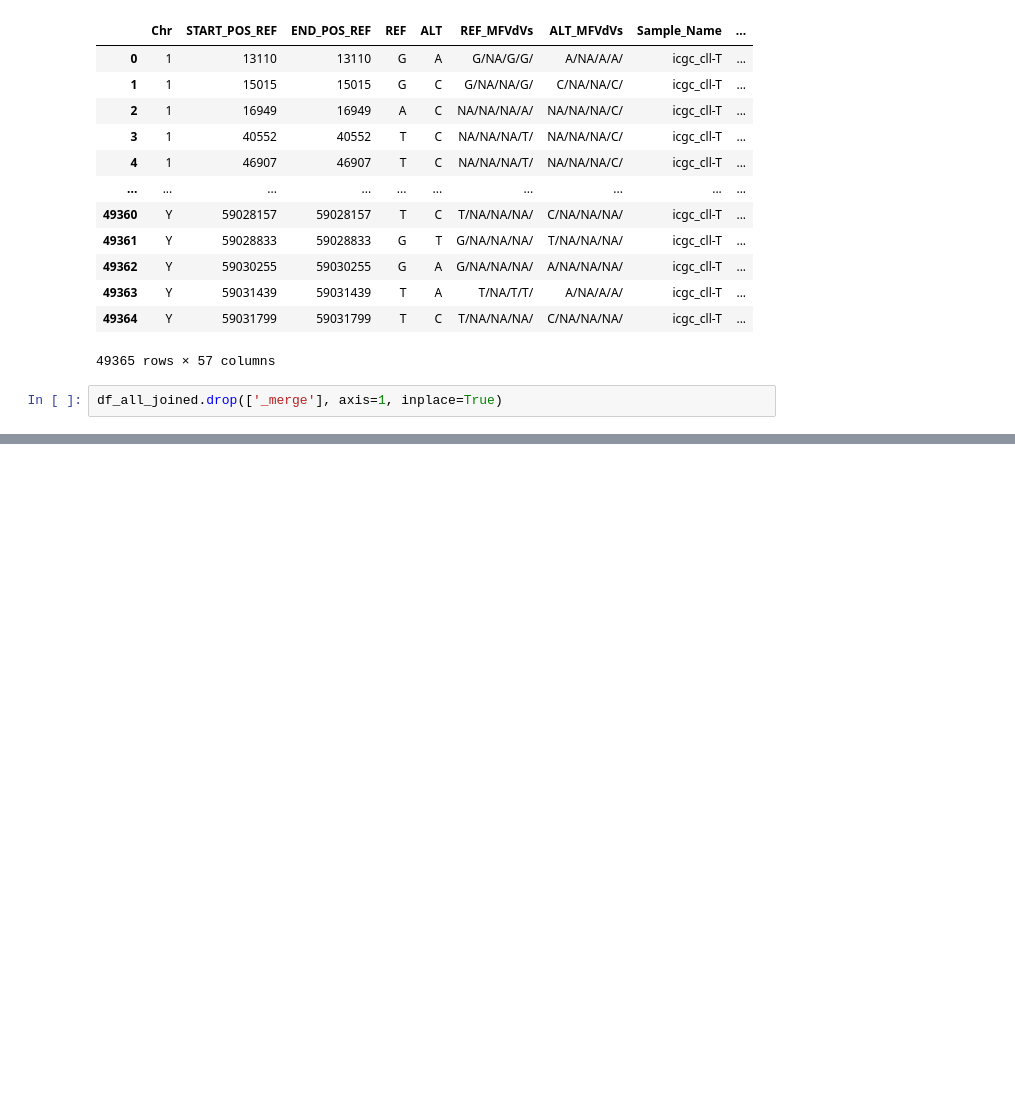
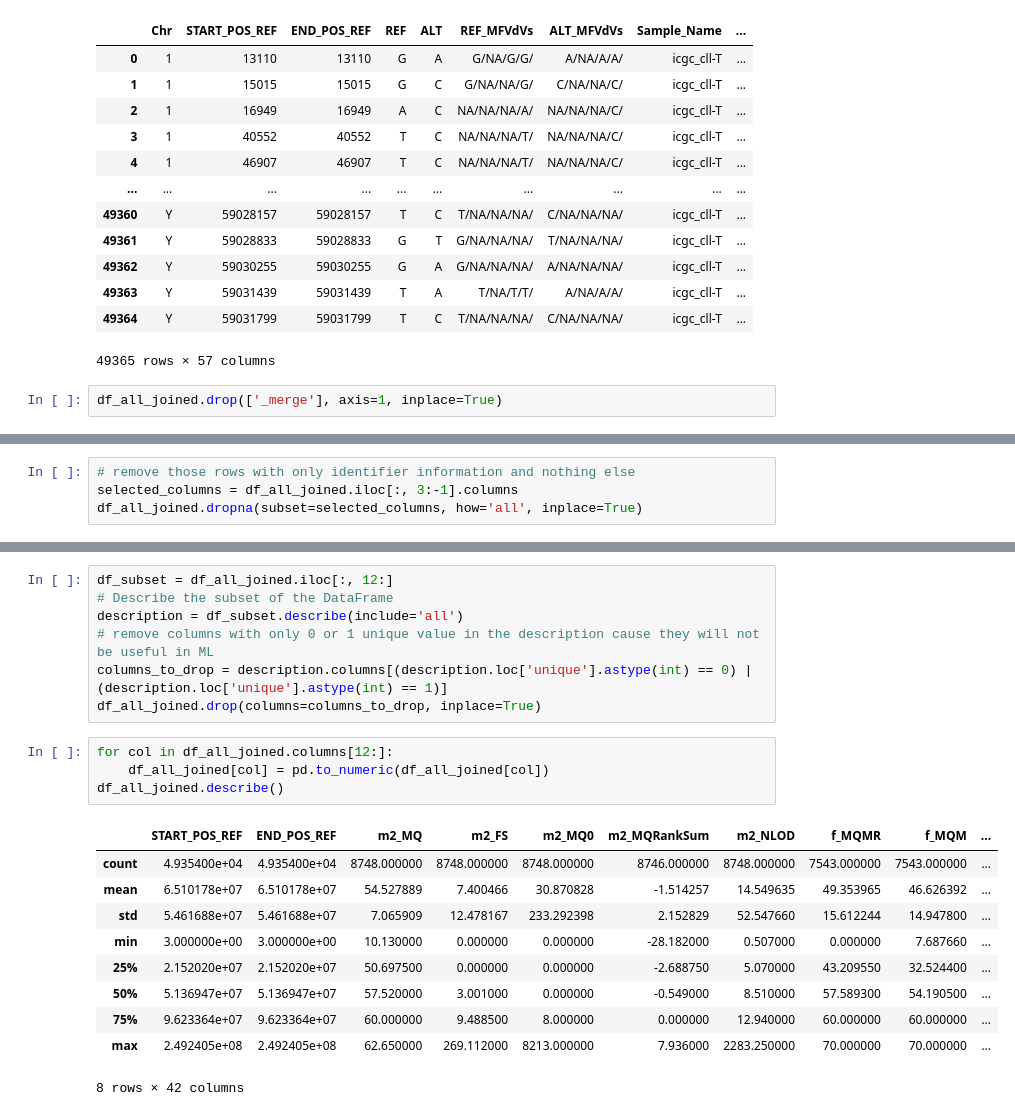
Before and after one commit to melloo21/cs4220_projects, a Jupyter notebook: get_missed_rows.ipynb, the cells around one changed output, grey strips where cells are left out. Saved outputs shown, nothing was run; the diff lists cells and outputs as text; blank space fills up the shorter version.

```diff
--- a/get_missed_rows.ipynb
+++ b/get_missed_rows.ipynb
@@ -258,0 +285,4 @@ df_all_joined.drop(['_merge'], axis=1, inplace=True)
+# %%
+# remove those rows with only identifier information and nothing else
+selected_columns = df_all_joined.iloc[:, 3:-1].columns
+df_all_joined.dropna(subset=selected_columns, how='all', inplace=True)
@@ -258,0 +329,22 @@ df_all_joined.drop(['_merge'], axis=1, inplace=True)
+# %%
+df_subset = df_all_joined.iloc[:, 12:]
+# Describe the subset of the DataFrame
+description = df_subset.describe(include='all')
+# remove columns with only 0 or 1 unique value in the description cause they will not be useful in ML
+columns_to_drop = description.columns[(description.loc['unique'].astype(int) == 0) | (description.loc['unique'].astype(int) == 1)]
+df_all_joined.drop(columns=columns_to_drop, inplace=True)
+# %%
+for col in df_all_joined.columns[12:]:
+    df_all_joined[col] = pd.to_numeric(df_all_joined[col])
+df_all_joined.describe()
+# %% [output]
+|  | START_POS_REF | END_POS_REF | m2_MQ | m2_FS | m2_MQ0 | m2_MQRankSum | m2_NLOD | f_MQMR | f_MQM | ... |
+| count | 4.935400e+04 | 4.935400e+04 | 8748.000000 | 8748.000000 | 8748.000000 | 8746.000000 | 8748.000000 | 7543.000000 | 7543.000000 | ... |
+| mean | 6.510178e+07 | 6.510178e+07 | 54.527889 | 7.400466 | 30.870828 | -1.514257 | 14.549635 | 49.353965 | 46.626392 | ... |
+| std | 5.461688e+07 | 5.461688e+07 | 7.065909 | 12.478167 | 233.292398 | 2.152829 | 52.547660 | 15.612244 | 14.947800 | ... |
+| min | 3.000000e+00 | 3.000000e+00 | 10.130000 | 0.000000 | 0.000000 | -28.182000 | 0.507000 | 0.000000 | 7.687660 | ... |
+| 25% | 2.152020e+07 | 2.152020e+07 | 50.697500 | 0.000000 | 0.000000 | -2.688750 | 5.070000 | 43.209550 | 32.524400 | ... |
+| 50% | 5.136947e+07 | 5.136947e+07 | 57.520000 | 3.001000 | 0.000000 | -0.549000 | 8.510000 | 57.589300 | 54.190500 | ... |
+| 75% | 9.623364e+07 | 9.623364e+07 | 60.000000 | 9.488500 | 8.000000 | 0.000000 | 12.940000 | 60.000000 | 60.000000 | ... |
+| max | 2.492405e+08 | 2.492405e+08 | 62.650000 | 269.112000 | 8213.000000 | 7.936000 | 2283.250000 | 70.000000 | 70.000000 | ... |
+8 rows × 42 columns
```
Also changed, not shown: parts of 16 cells of this notebook.
